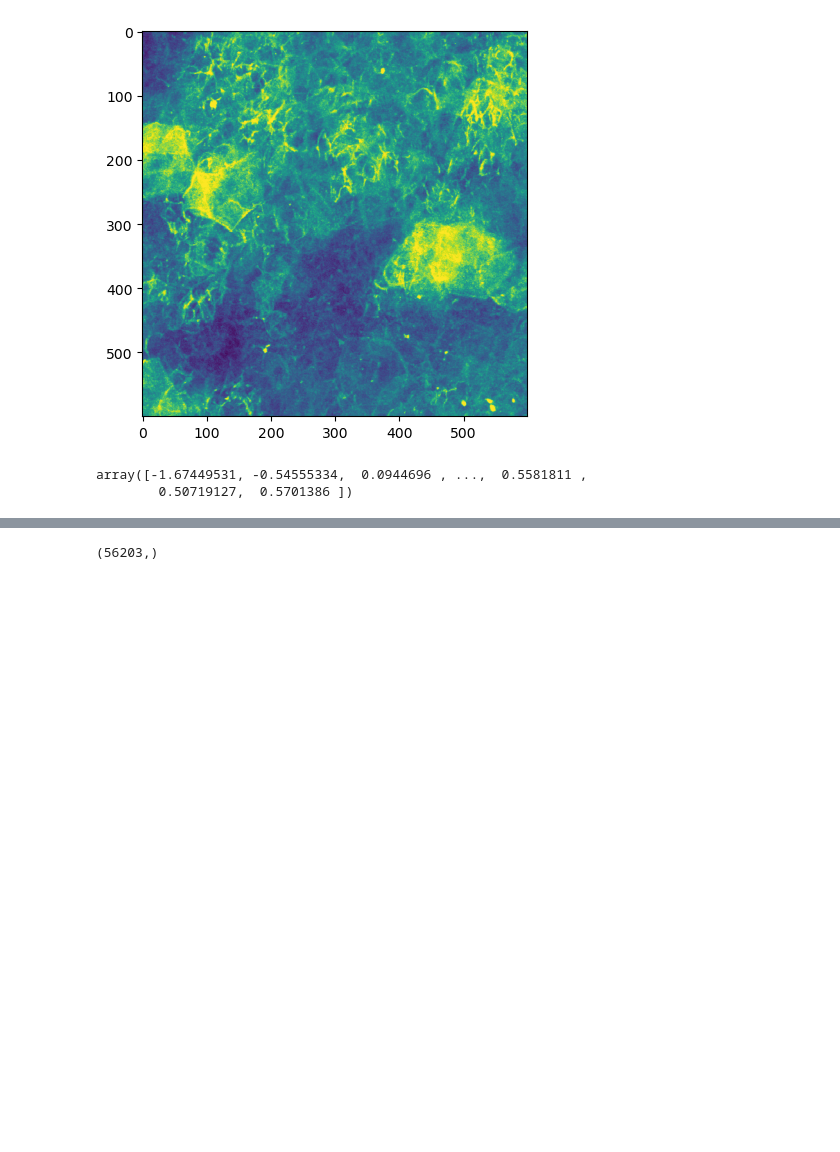
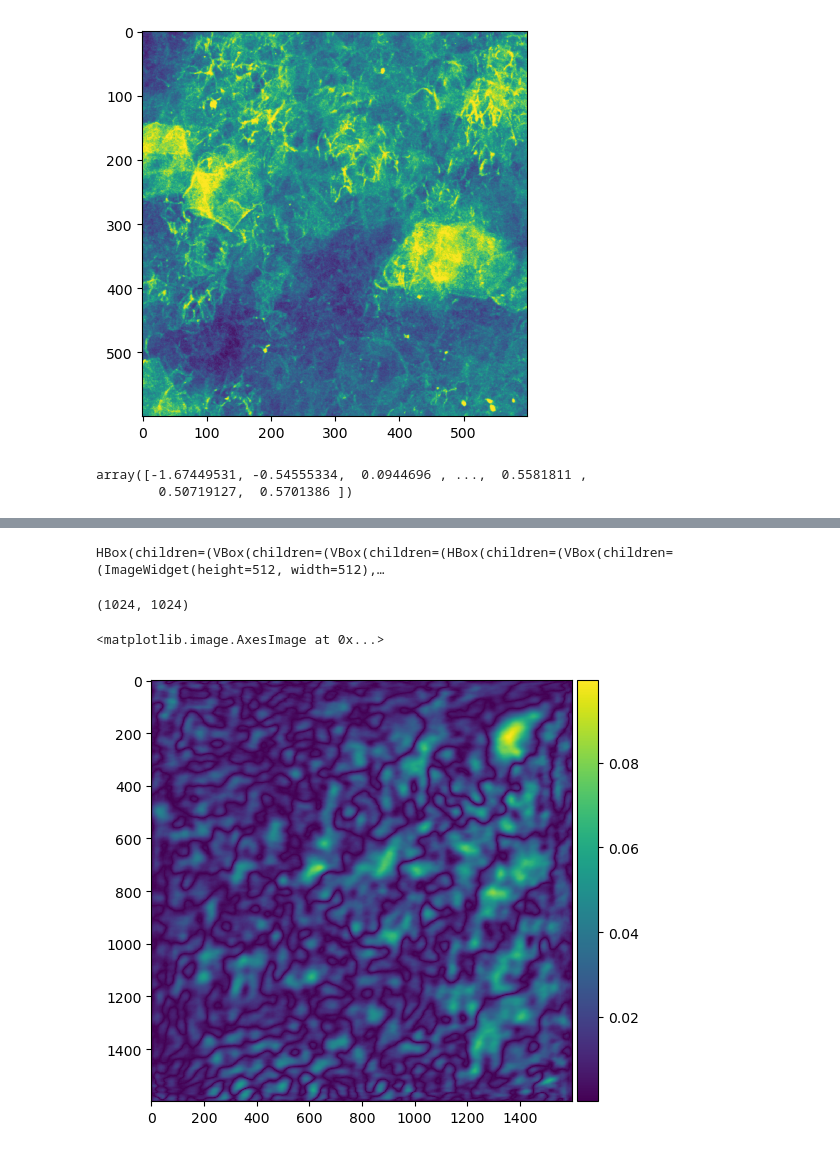
Before and after one commit to xies/mouse_skin_size_control, a Jupyter notebook: 2025_lineage_analysis/tissue_curvature/tissue_curvature_logivity_correlation.ipynb, the cells around one changed output, grey strips where cells are left out. Drawn from its saved outputs; the diff is of its cells as text; code cells hidden in the pictures; blank space fills up the shorter version.

```diff
--- a/2025_lineage_analysis/tissue_curvature/tissue_curvature_logivity_correlation.ipynb
+++ b/2025_lineage_analysis/tissue_curvature/tissue_curvature_logivity_correlation.ipynb
@@ -93,8 +52,8 @@ for name,dirname in first_time_dir.items():
 # %%
 from measurements import get_tissue_curvature_over_grid
 
-dx = 0.2071607
-dz = .5
+dx = 0.2919921875
+dz = 0.7
 
 mean_curve = {}
 gaussian_curve = {}
@@ -104,5 +63,5 @@ for name,dirname in dirnames.items():
                                   spacing=[dz,dx,dx],decimation_factor=60)
     export_mesh(mesh,path.join(dirname,'mesh.npz'))
 
-    mean_curve[name],gaussian_curve[name] = get_tissue_curvature_over_grid(
-        mesh,image_shape=height_images[name].shape)
+    mean_curve[name],gaussian_curve[name] =
+        get_tissue_curvature_over_grid(mesh,image_shape=height_images[name].shape)
@@ -115,5 +74,5 @@ Widget(value='<iframe src="http://localhost:59482/index.html?ui=P_0x35fd67920_0&
 # %%
-mouse = 'M1'
+mouse = 'M1_R2'
 
 plt.rcParams['figure.figsize'] = [12, 5]
 plt.subplot(1,2,1)
@@ -299,4 +183,35 @@ curv = get_tissue_curvatures(mesh)
 # %%
-curv[0].shape
+from measurements import reslice_by_heightmap
+Z = 20
+
+collagens = {}
+collagen_mips = {}
+for name,dirname in dirnames.items():
+
+    f = path.join(dirname,'B_flat.tif')
+    if path.exists(f) and not recalculate:
+        collagens[name] = io.imread(f)
+        collagen_mips[name] = collagens[name].max(axis=0)
+    else:
+        heightmap = heightmaps[name]
+        B = io.imread(path.join(dirname,'B_reg.tif'))
+        Bflat = reslice_by_heightmap(B,heightmap, 0, Z)
+        io.imsave(f,Bflat)
+        collagens[name] = Bflat
+        collagen_mips[name] = Bflat.max(axis=0)
-# %% [output]
-(56203,)
+# %%
+name = 'M2_R2_t0'
+stackview.switch({'collagen':collagen_mips[name],'mean_curv':mean_curve[name].T},
+                 colormap = ['pure_red','pure_green'],toggleable=True,zoom_factor=0.5)
+# %% [output]
+HBox(children=(VBox(children=(VBox(children=(HBox(children=(VBox(children=(ImageWidget(height=512, width=512),…
+# %%
+collagen_mips[name].shape
+# %% [output]
+(1024, 1024)
+# %%
+C = normxcorr2(collagen_mips[name][Xtrim,Ytrim],mean_curve[name][Xtrim,Ytrim])
+io.imshow(C)
+# %% [output]
+<matplotlib.image.AxesImage at 0x...>
+[figure, added]
```
Also changed, not shown: parts of 19 cells of this notebook, 11 other files.
